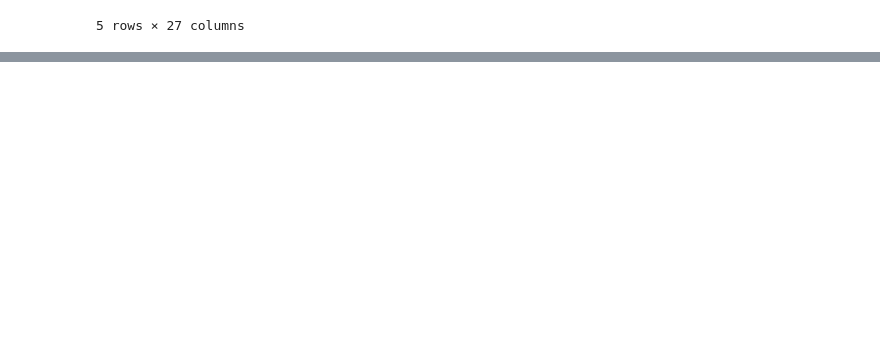
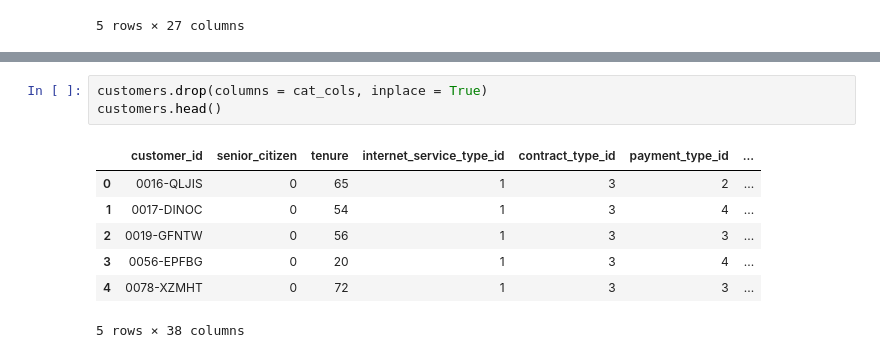
Before and after one commit to johnathon-smith/classification-exercises, a Jupyter notebook: telco_prep.ipynb, the cells around one changed output, grey strips where cells are left out. Saved outputs shown, nothing was run; the diff lists cells and outputs as text; blank space fills up the shorter version.

```diff
--- a/telco_prep.ipynb
+++ b/telco_prep.ipynb
@@ -104,0 +116,11 @@ dummy_df.head()
+# %%
+customers.drop(columns = cat_cols, inplace = True)
+customers.head()
+# %% [output]
+|  | customer_id | senior_citizen | tenure | internet_service_type_id | contract_type_id | payment_type_id | ... |
+| 0 | 0016-QLJIS | 0 | 65 | 1 | 3 | 2 | ... |
+| 1 | 0017-DINOC | 0 | 54 | 1 | 3 | 4 | ... |
+| 2 | 0019-GFNTW | 0 | 56 | 1 | 3 | 3 | ... |
+| 3 | 0056-EPFBG | 0 | 20 | 1 | 3 | 4 | ... |
+| 4 | 0078-XZMHT | 0 | 72 | 1 | 3 | 3 | ... |
+5 rows × 38 columns
```
Also changed, not shown: parts of 10 cells of this notebook, 1 other file.
